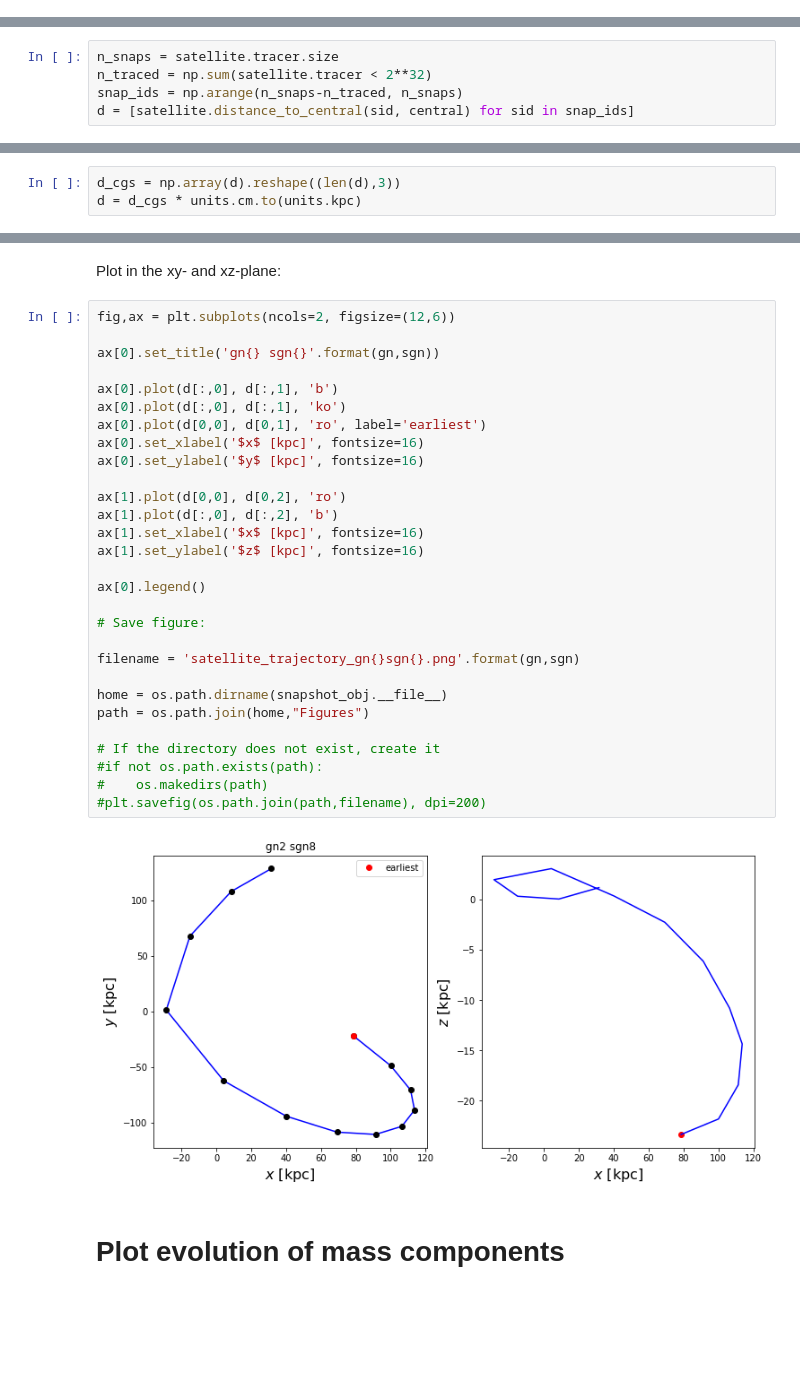
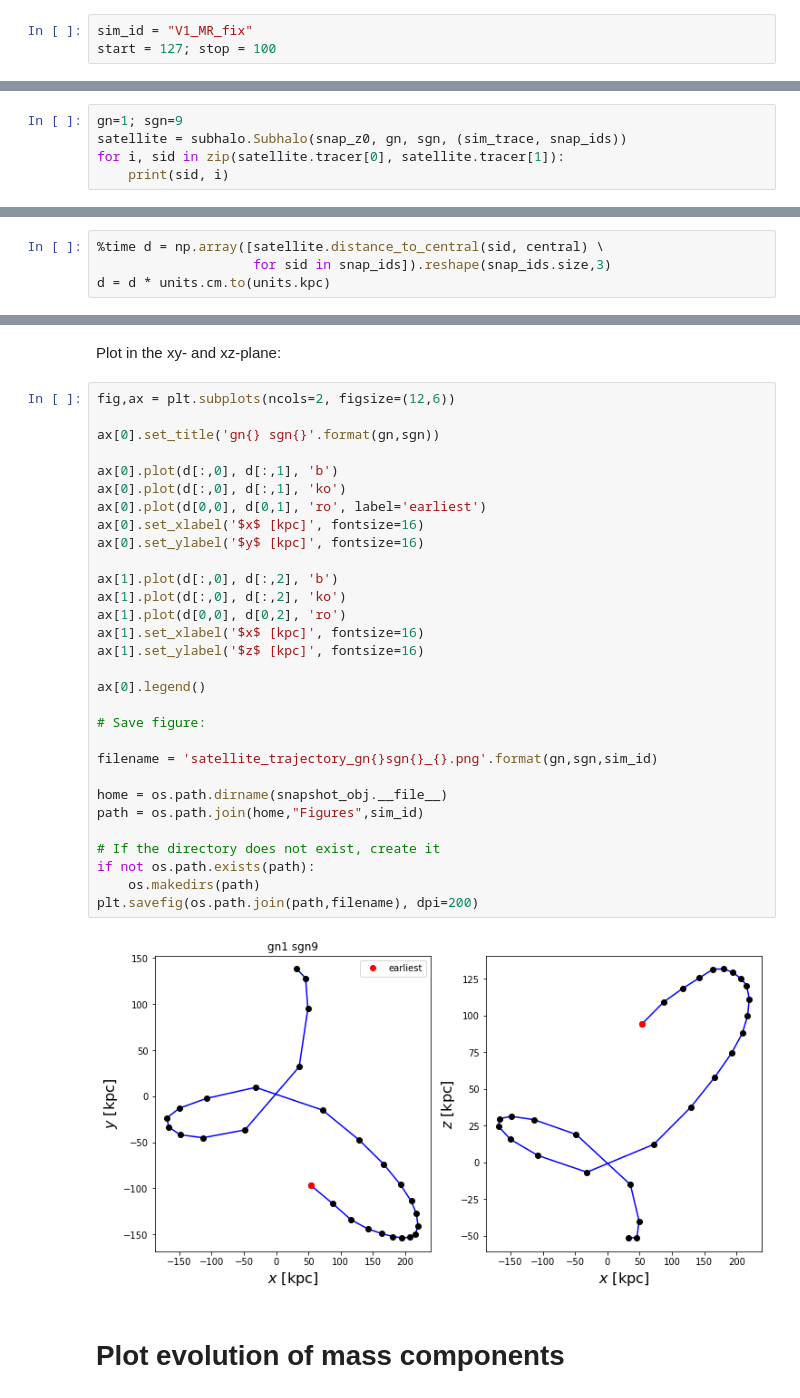
Before and after one commit to kassiili/two-period-inflation, a Jupyter notebook: plot_traced_halo.ipynb, the cells around one changed output, grey strips where cells are left out. Saved outputs shown, nothing was run; the diff lists cells and outputs as text; blank space fills up the shorter version.

```diff
--- a/plot_traced_halo.ipynb
+++ b/plot_traced_halo.ipynb
@@ -35,2 +29,5 @@ central = subhalo.Subhalo(sim_id, start, gn, 0)
+# %%
+sim_id = "V1_MR_fix"
+start = 127; stop = 100
 # %% [markdown]
 First, identify the central halo through snapshots:
@@ -72,5 +42,0 @@ print(sat_tracer)
-# %%
-n_snaps = satellite.tracer.size
-n_traced = np.sum(satellite.tracer < 2**32)
-snap_ids = np.arange(n_snaps-n_traced, n_snaps)
-d = [satellite.distance_to_central(sid, central) for sid in snap_ids]
@@ -93,0 +43,5 @@ for sid in snap_ids:
+# %%
+gn=1; sgn=9
+satellite = subhalo.Subhalo(snap_z0, gn, sgn, (sim_trace, snap_ids))
+for i, sid in zip(satellite.tracer[0], satellite.tracer[1]):
+    print(sid, i)
@@ -94,3 +68,4 @@ for sid in snap_ids:
 # %%
-d_cgs = np.array(d).reshape((len(d),3))
-d = d_cgs * units.cm.to(units.kpc)
+%time d = np.array([satellite.distance_to_central(sid, central) \
+                    for sid in snap_ids]).reshape(snap_ids.size,3)
+d = d * units.cm.to(units.kpc)
@@ -99,34 +77,35 @@ Plot in the xy- and xz-plane:
 # %%
 fig,ax = plt.subplots(ncols=2, figsize=(12,6))
 
 ax[0].set_title('gn{} sgn{}'.format(gn,sgn))
 
 ax[0].plot(d[:,0], d[:,1], 'b')
 ax[0].plot(d[:,0], d[:,1], 'ko')
 ax[0].plot(d[0,0], d[0,1], 'ro', label='earliest')
 ax[0].set_xlabel('$x$ [kpc]', fontsize=16)
 ax[0].set_ylabel('$y$ [kpc]', fontsize=16)
 
+ax[1].plot(d[:,0], d[:,2], 'b')
+ax[1].plot(d[:,0], d[:,2], 'ko')
 ax[1].plot(d[0,0], d[0,2], 'ro')
-ax[1].plot(d[:,0], d[:,2], 'b')
 ax[1].set_xlabel('$x$ [kpc]', fontsize=16)
 ax[1].set_ylabel('$z$ [kpc]', fontsize=16)
 
 ax[0].legend()
 
 # Save figure:
 
-filename = 'satellite_trajectory_gn{}sgn{}.png'.format(gn,sgn)
+filename = 'satellite_trajectory_gn{}sgn{}_{}.png'.format(gn,sgn,sim_id)
 
 home = os.path.dirname(snapshot_obj.__file__)
-path = os.path.join(home,"Figures")
+path = os.path.join(home,"Figures",sim_id)
 
 # If the directory does not exist, create it
-#if not os.path.exists(path):
-#    os.makedirs(path)
-#plt.savefig(os.path.join(path,filename), dpi=200)
+if not os.path.exists(path):
+    os.makedirs(path)
+plt.savefig(os.path.join(path,filename), dpi=200)
 # %% [output]
-[figure, old version]
+[figure, new version]
 # %% [markdown]
 # Plot evolution of mass components
 # %%
```
Also changed, not shown: parts of 20 cells of this notebook, 7 other files.
